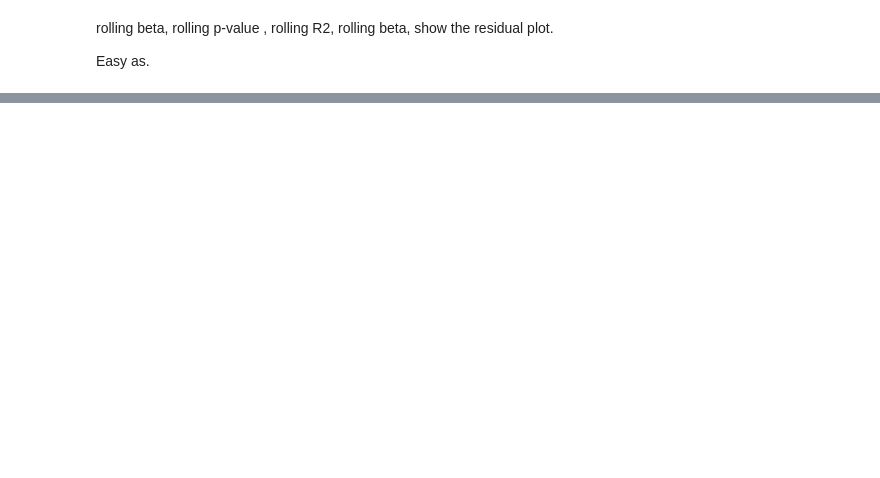
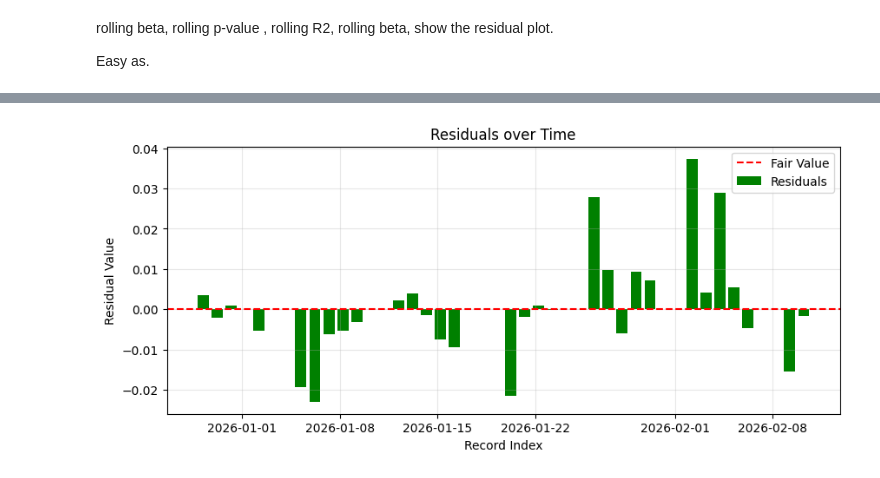
Before and after one commit to SJEGoh/Regression-Analysis, a Jupyter notebook: src/report.ipynb, the cells around one changed output, grey strips where cells are left out. Drawn from its saved outputs; the diff is of its cells as text; code cells hidden in the pictures; blank space fills up the shorter version.

```diff
--- a/src/report.ipynb
+++ b/src/report.ipynb
@@ -86,0 +87,4 @@ plt.show()
+# %%
+plot_residuals(plot_data.iloc[-30:])
+# %% [output]
+[figure, added]
```
Also changed, not shown: parts of 14 cells of this notebook, 3 other files.
